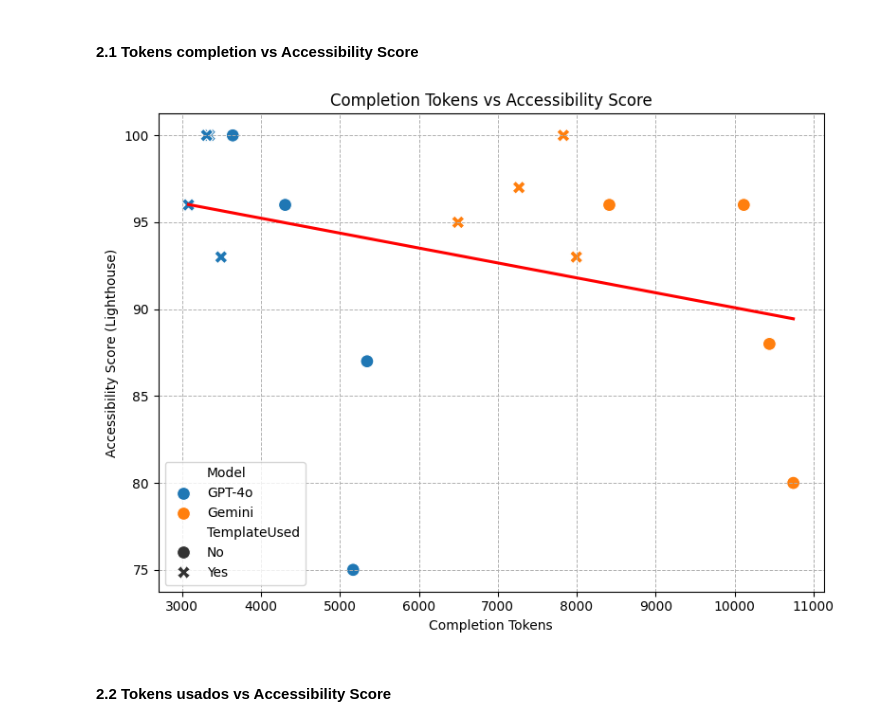
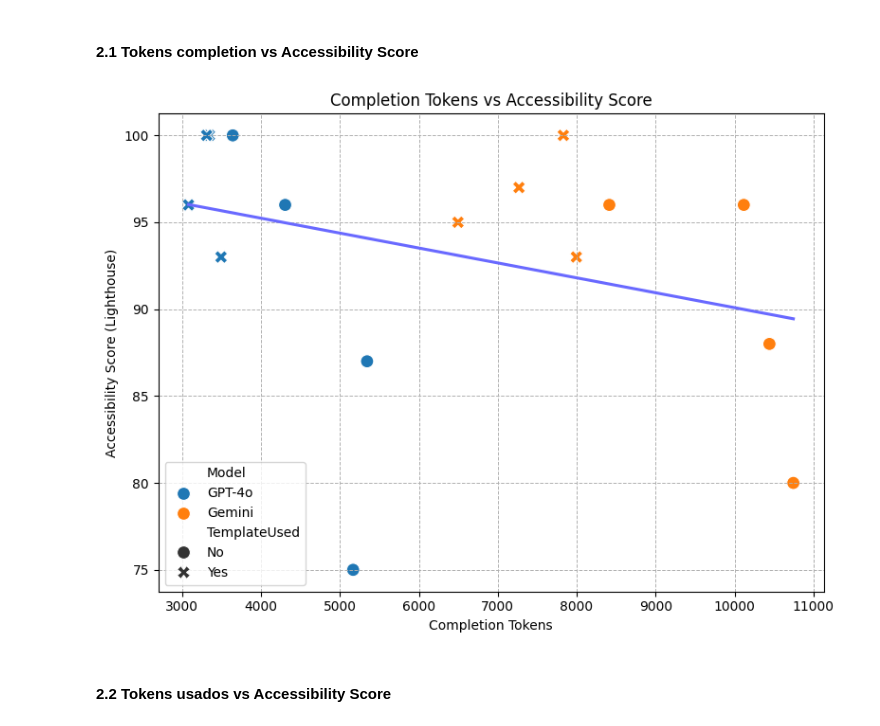
Before and after one commit to gverafei/webaccessibility-llm-prompting, a Jupyter notebook: scraping.ipynb, the cells around one changed output. Saved outputs shown, nothing was run; the diff lists cells and outputs as text; code cells hidden in the pictures.

```diff
--- a/scraping.ipynb
+++ b/scraping.ipynb
@@ -1202,35 +1202,35 @@ plt.show()
 # Crear scatterplot
 plt.figure(figsize=(8,6))
 sns.scatterplot(
     x='CompletionTokens',
     y='AccessibilityScore',
     hue='Model',
     style='TemplateUsed',
     data=df,
     s=100
 )
 
 # Añadir línea de tendencia (regresión lineal)
 sns.regplot(
     x='CompletionTokens',
     y='AccessibilityScore',
     data=df,
     scatter=False,
-    color='red',
+    color='#6969FF',  # Color personalizado
     ci=None
 )
 
 plt.title('Completion Tokens vs Accessibility Score')
 plt.xlabel('Completion Tokens')
 plt.ylabel('Accessibility Score (Lighthouse)')
 plt.grid(linestyle='--', linewidth=0.7)
 plt.tight_layout()
 
 # Guardar imagen
 plt.savefig('figures/scatter_completiontokens_vs_accessibility.jpg', dpi=300)
 plt.show()
 # %% [output]
-[figure, old version]
+[figure, new version]
 # %% [markdown]
 #### 2.2 Tokens usados vs Accessibility Score
 # %%
```
Also changed, not shown: parts of 5 cells of this notebook, 5 other files.
